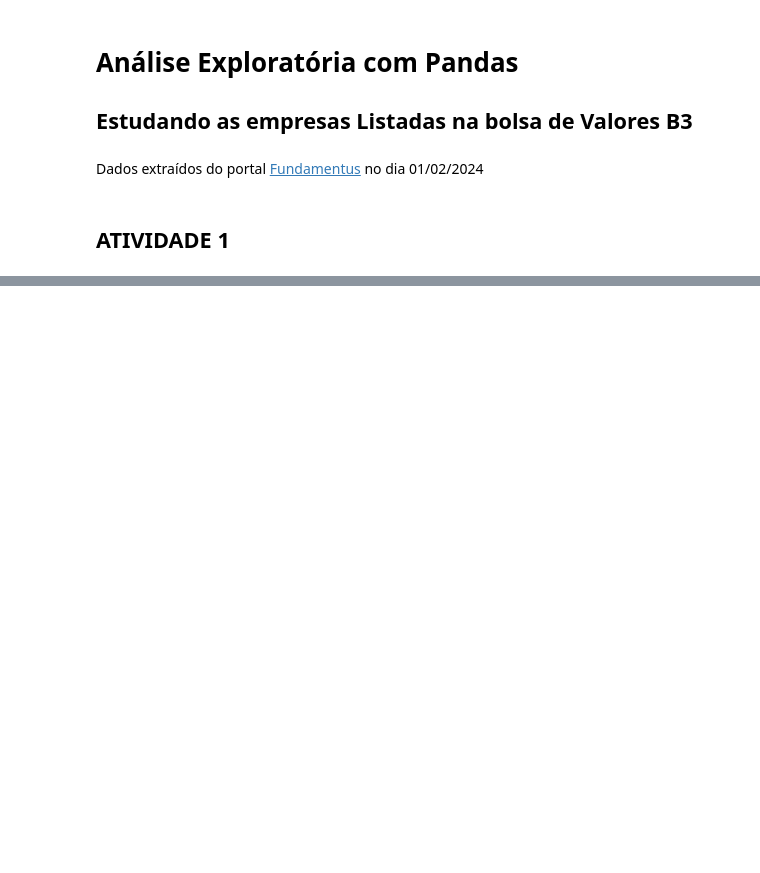
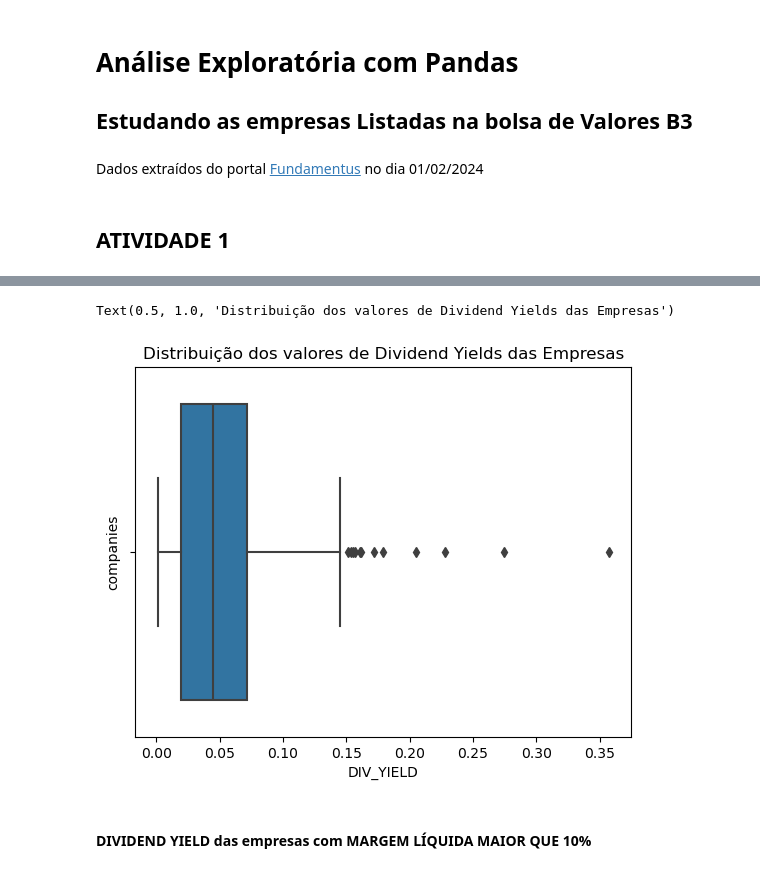
Before and after one commit to MaercioMamedes/Analise_Bolsa_com_Python, a Jupyter notebook: analise_b3.ipynb, the cells around one changed output, grey strips where cells are left out. Cells and saved outputs as stored; diff of their text form; code cells hidden in the pictures; blank space fills up the shorter version.

```diff
--- a/analise_b3.ipynb
+++ b/analise_b3.ipynb
@@ -154,0 +450,3 @@ dividend_top['DIV_YIELD'].describe()
+# %%
+dividend_clean = data.query('DIV_YIELD < 1 and DIV_YIELD > 0')
+dividend_clean['DIV_YIELD'].describe()
@@ -154,0 +463,9 @@ dividend_top['DIV_YIELD'].describe()
+# %%
+sns.boxplot(x='DIV_YIELD', data=dividend_clean)
+plt.ylabel('companies')
+plt.title('Distribuição dos valores de Dividend Yields das Empresas')
+# %% [output]
+Text(0.5, 1.0, 'Distribuição dos valores de Dividend Yields das Empresas')
+[figure, added]
+# %% [markdown]
+#### DIVIDEND YIELD das empresas com MARGEM LÍQUIDA MAIOR QUE 10%
```
Also changed, not shown: parts of 72 cells of this notebook, 1 other file.
